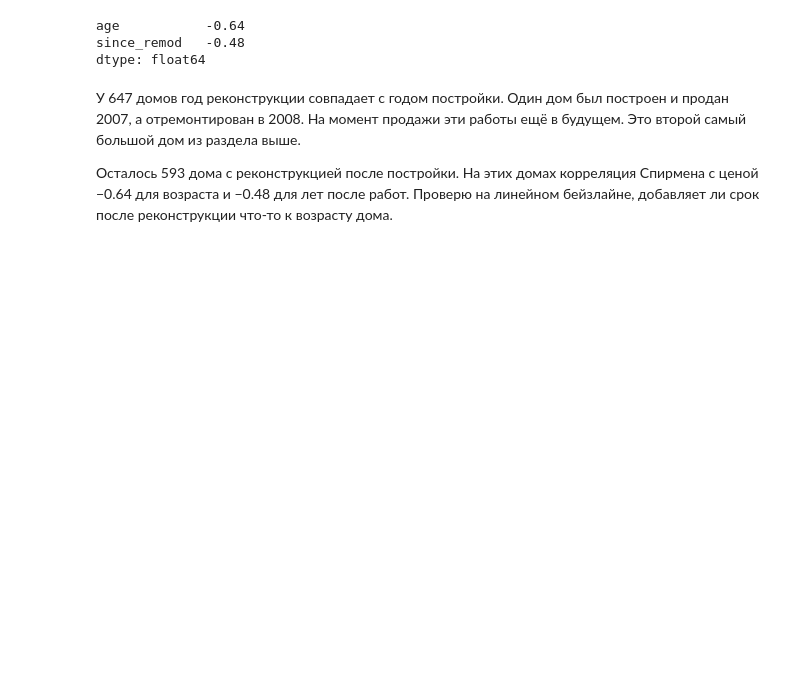
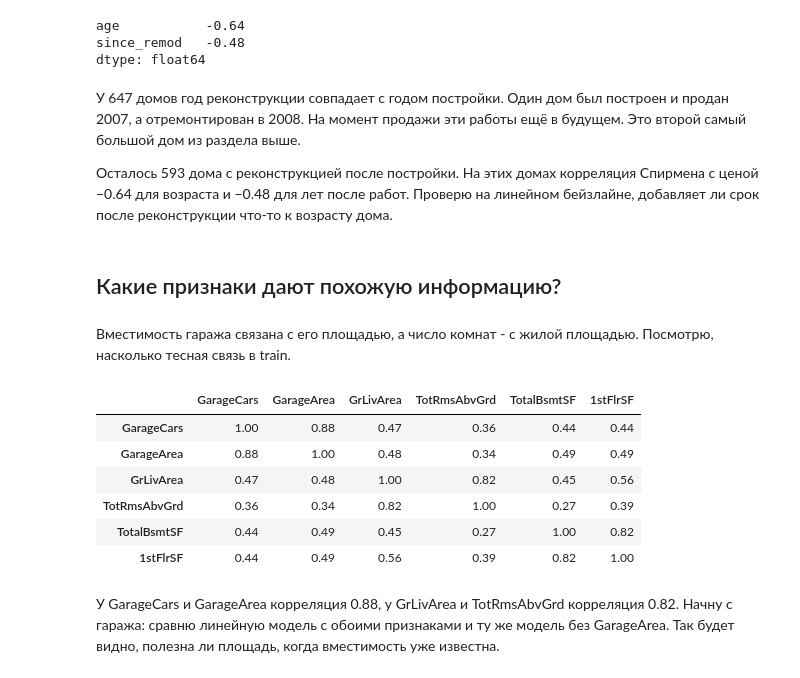
Before and after one commit to tarma3v/HousePrices, a Jupyter notebook: notebooks/EDA.ipynb, the cells around one changed output. Saved outputs shown, nothing was run; the diff lists cells and outputs as text; code cells hidden in the pictures; blank space fills up the shorter version.

```diff
--- a/notebooks/EDA.ipynb
+++ b/notebooks/EDA.ipynb
@@ -518,3 +522,22 @@ dtype: float64
 
 Осталось 593 дома с реконструкцией после постройки.
 На этих домах корреляция Спирмена с ценой −0.64 для возраста и −0.48 для лет после работ. Проверю на линейном бейзлайне, добавляет ли срок после реконструкции что-то к возрасту дома.
+# %% [markdown]
+## Какие признаки дают похожую информацию?
+# %% [markdown]
+Вместимость гаража связана с его площадью, а число комнат - с жилой площадью. Посмотрю, насколько тесная связь в train.
+# %%
+cols = ['GarageCars', 'GarageArea', 'GrLivArea', 'TotRmsAbvGrd', 'TotalBsmtSF', '1stFlrSF']
+df_train[cols].corr().round(2)
+# %% [output]
+|  | GarageCars | GarageArea | GrLivArea | TotRmsAbvGrd | TotalBsmtSF | 1stFlrSF |
+| GarageCars | 1.00 | 0.88 | 0.47 | 0.36 | 0.44 | 0.44 |
+| GarageArea | 0.88 | 1.00 | 0.48 | 0.34 | 0.49 | 0.49 |
+| GrLivArea | 0.47 | 0.48 | 1.00 | 0.82 | 0.45 | 0.56 |
+| TotRmsAbvGrd | 0.36 | 0.34 | 0.82 | 1.00 | 0.27 | 0.39 |
+| TotalBsmtSF | 0.44 | 0.49 | 0.45 | 0.27 | 1.00 | 0.82 |
+| 1stFlrSF | 0.44 | 0.49 | 0.56 | 0.39 | 0.82 | 1.00 |
+# %% [markdown]
+У GarageCars и GarageArea корреляция 0.88, у GrLivArea и TotRmsAbvGrd корреляция 0.82.
+Начну с гаража: сравню линейную модель с обоими признаками и ту же модель без GarageArea.
+Так будет видно, полезна ли площадь, когда вместимость уже известна.
```
Also changed, not shown: parts of 1 cell of this notebook, 6 other files.
